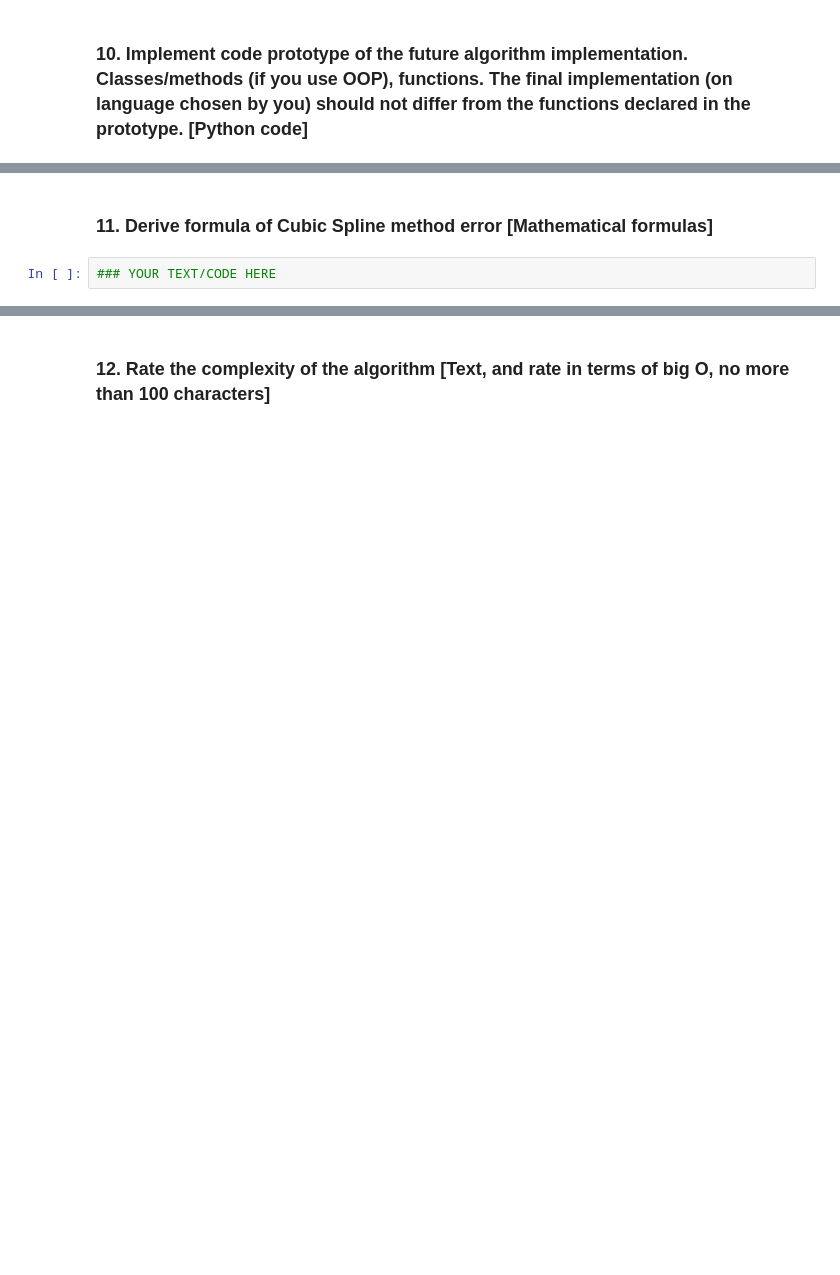
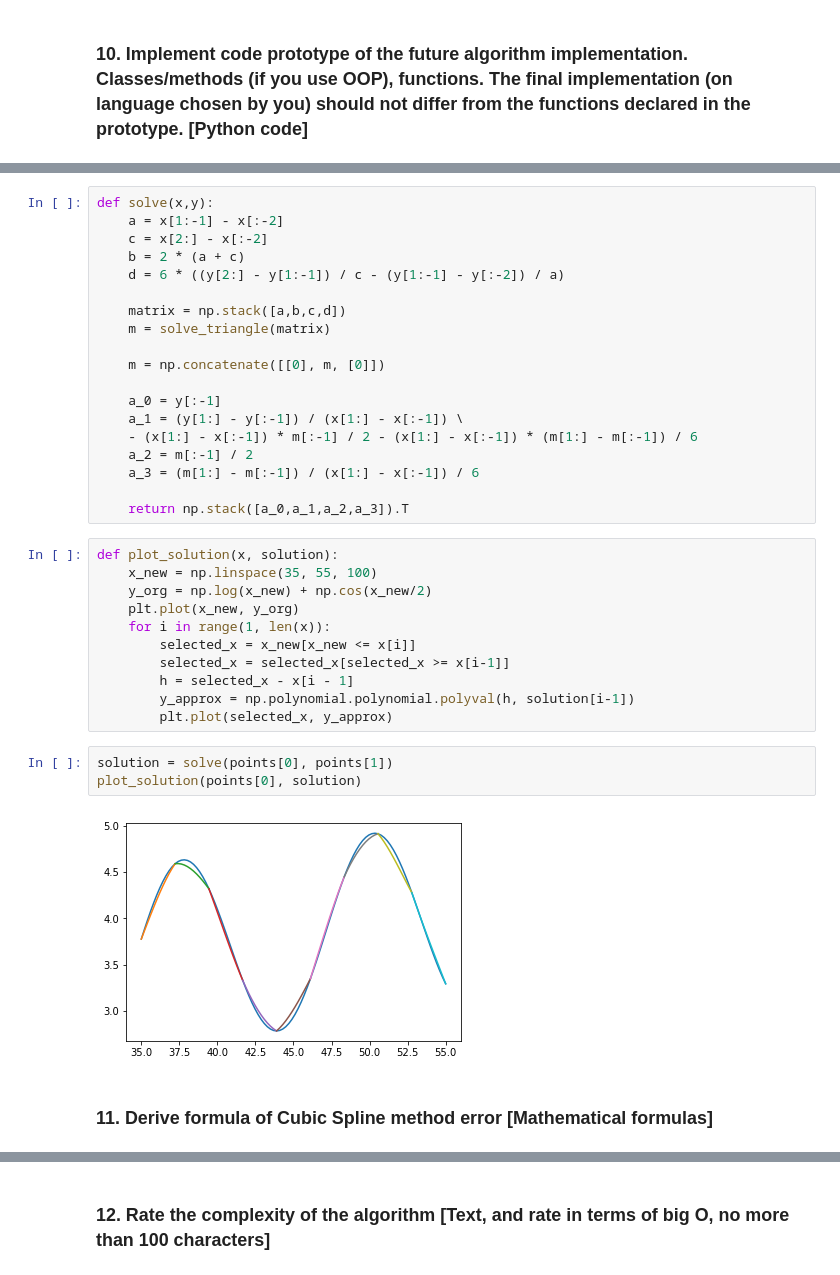
Before and after one commit to cubazis/inno_nummod_fall_2019, a Jupyter notebook: ha2/ha2.ipynb, the cells around one changed output, grey strips where cells are left out. Saved outputs shown, nothing was run; the diff lists cells and outputs as text; blank space fills up the shorter version.

```diff
--- a/ha2/ha2.ipynb
+++ b/ha2/ha2.ipynb
@@ -45,4 +244,37 @@ import matplotlib.pyplot as plt
+# %%
+def solve(x,y):
+    a = x[1:-1] - x[:-2]
+    c = x[2:] - x[:-2]
+    b = 2 * (a + c)
+    d = 6 * ((y[2:] - y[1:-1]) / c - (y[1:-1] - y[:-2]) / a)
+
+    matrix = np.stack([a,b,c,d])
+    m = solve_triangle(matrix)
+
+    m = np.concatenate([[0], m, [0]])
+
+    a_0 = y[:-1]
+    a_1 = (y[1:] - y[:-1]) / (x[1:] - x[:-1]) \
+    - (x[1:] - x[:-1]) * m[:-1] / 2 - (x[1:] - x[:-1]) * (m[1:] - m[:-1]) / 6
+    a_2 = m[:-1] / 2
+    a_3 = (m[1:] - m[:-1]) / (x[1:] - x[:-1]) / 6
+
+    return np.stack([a_0,a_1,a_2,a_3]).T
+# %%
+def plot_solution(x, solution):
+    x_new = np.linspace(35, 55, 100)
+    y_org = np.log(x_new) + np.cos(x_new/2)
+    plt.plot(x_new, y_org)
+    for i in range(1, len(x)):
+        selected_x = x_new[x_new <= x[i]]
+        selected_x = selected_x[selected_x >= x[i-1]]
+        h = selected_x - x[i - 1]
+        y_approx = np.polynomial.polynomial.polyval(h, solution[i-1])
+        plt.plot(selected_x, y_approx)
+# %%
+solution = solve(points[0], points[1])
+plot_solution(points[0], solution)
+# %% [output]
+[figure, added]
 # %% [markdown]
 ### 11. Derive formula of Cubic Spline method error [Mathematical formulas]
-# %%
-### YOUR TEXT/CODE HERE
```
Also changed, not shown: parts of 25 cells of this notebook.
